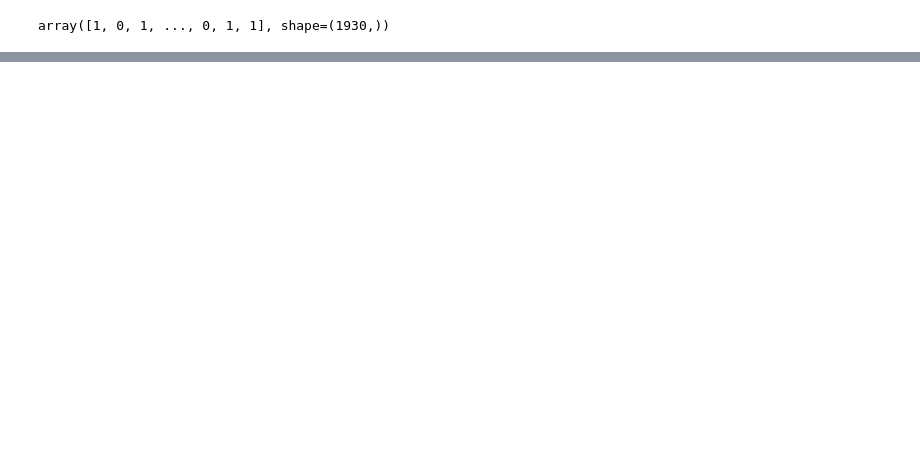
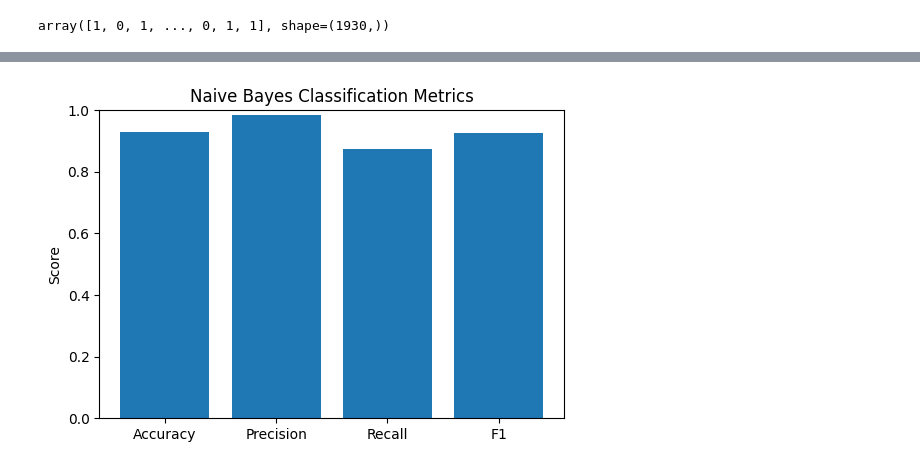
Before and after one commit to KaeBee2003/FML_Assignment3, a Jupyter notebook: Ass3.ipynb, the cells around one changed output, grey strips where cells are left out. Cells and saved outputs as stored; diff of their text form; code cells hidden in the pictures; blank space fills up the shorter version.

```diff
--- a/Ass3.ipynb
+++ b/Ass3.ipynb
@@ -374,3 +341,9 @@ class NaiveBayes:
             preds.append(max(scores, key=scores.get))
 
         return np.array(preds)
+# %%
+NB_Model = NaiveBayes()
+# %%
+NB_Model.fit(X_train,y_train)
+# %%
+y_pred = NB_Model.predict(X_test)
@@ -376,0 +354,14 @@ class NaiveBayes:
+# %%
+nb_report = Classification_Report(y_pred, y_test)
+# %%
+metrics = ["Accuracy", "Precision", "Recall", "F1"]
+values = [nb_report[m] for m in metrics]
+
+plt.figure(figsize=(6,4))
+plt.bar(metrics, values)
+plt.ylabel("Score")
+plt.title("Naive Bayes Classification Metrics")
+plt.ylim(0, 1)
+plt.show()
+# %% [output]
+[figure, added]
```
Also changed, not shown: parts of 37 cells of this notebook.
